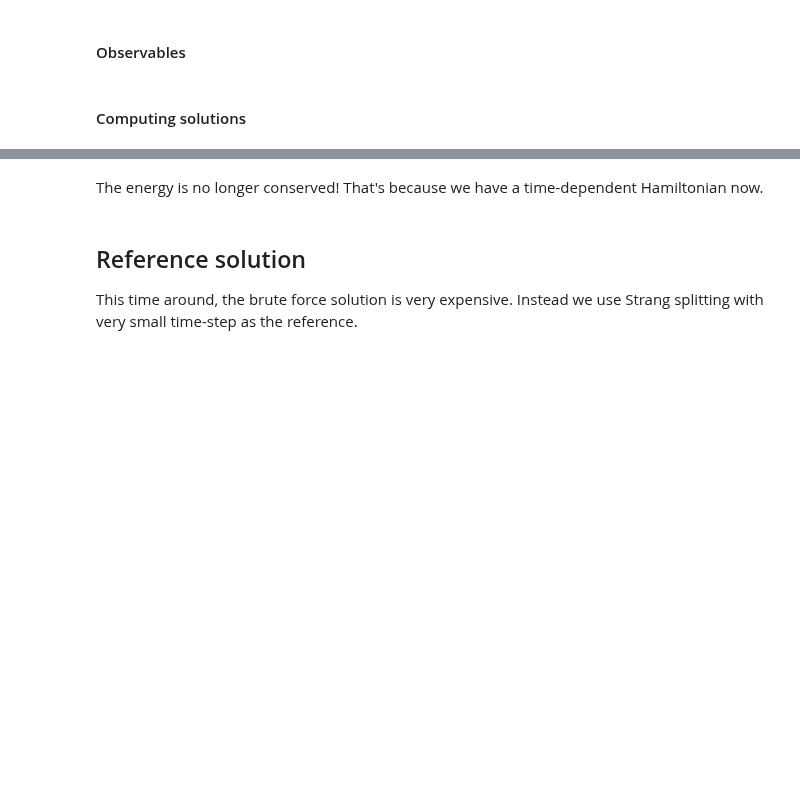
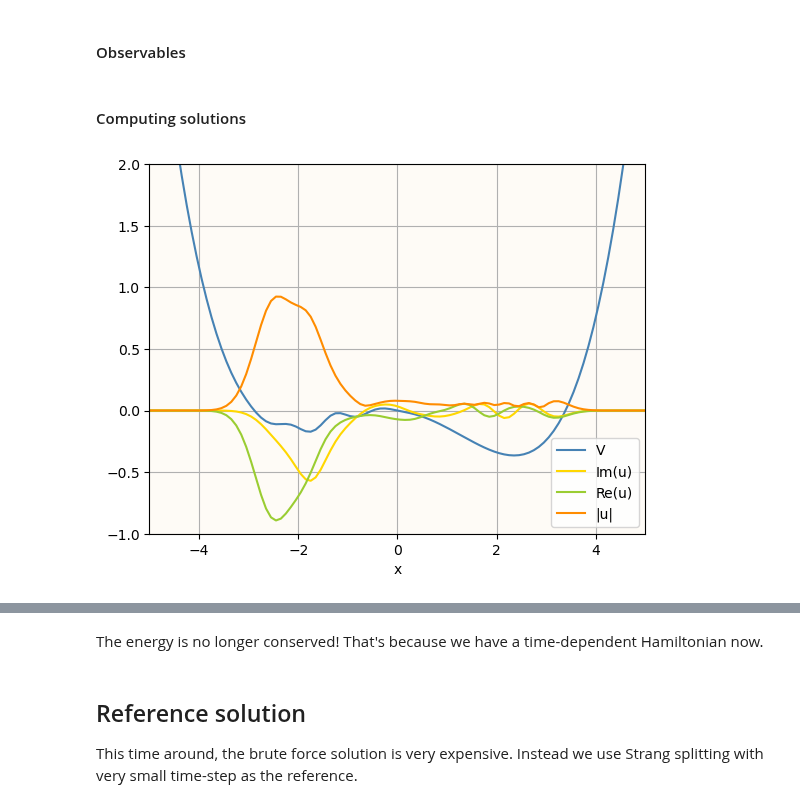
Before and after one commit to brownadder/expsolve, a Jupyter notebook: examples/tutorials/02_evolve/03_non-autonomous_splitting.ipynb, the cells around one changed output, grey strips where cells are left out. Saved outputs shown, nothing was run; the diff lists cells and outputs as text; code cells hidden in the pictures; blank space fills up the shorter version.

```diff
--- a/examples/tutorials/02_evolve/03_non-autonomous_splitting.ipynb
+++ b/examples/tutorials/02_evolve/03_non-autonomous_splitting.ipynb
@@ -125,0 +129,11 @@ for methodname in steppers:
+# %%
+lines = lambda frame: [((x, (Vt(timegrid[frame]))/100), {'color':mcolors.CSS4_COLORS['steelblue']}, 'V'),
+                       ((x, imag(uintermediate['Strang'][frame])), {'color':mcolors.CSS4_COLORS['gold']}, 'Im(u)'),
+                       ((x, real(uintermediate['Strang'][frame])), {'color':mcolors.CSS4_COLORS['yellowgreen']}, 'Re(u)'),
+                       ((x, abs(uintermediate['Strang'][frame])), {'color':mcolors.CSS4_COLORS['darkorange']}, '|u|')]
+# %%
+fig, ax = plt.subplots()
+ex.plot(ax, linespecs=lines(100), xlim=[-5,5], ylim=[-1,2], xlabel='x')
+plt.show()
+# %% [output]
+[figure, added]
```
Also changed, not shown: parts of 8 cells of this notebook, 2 other files.
